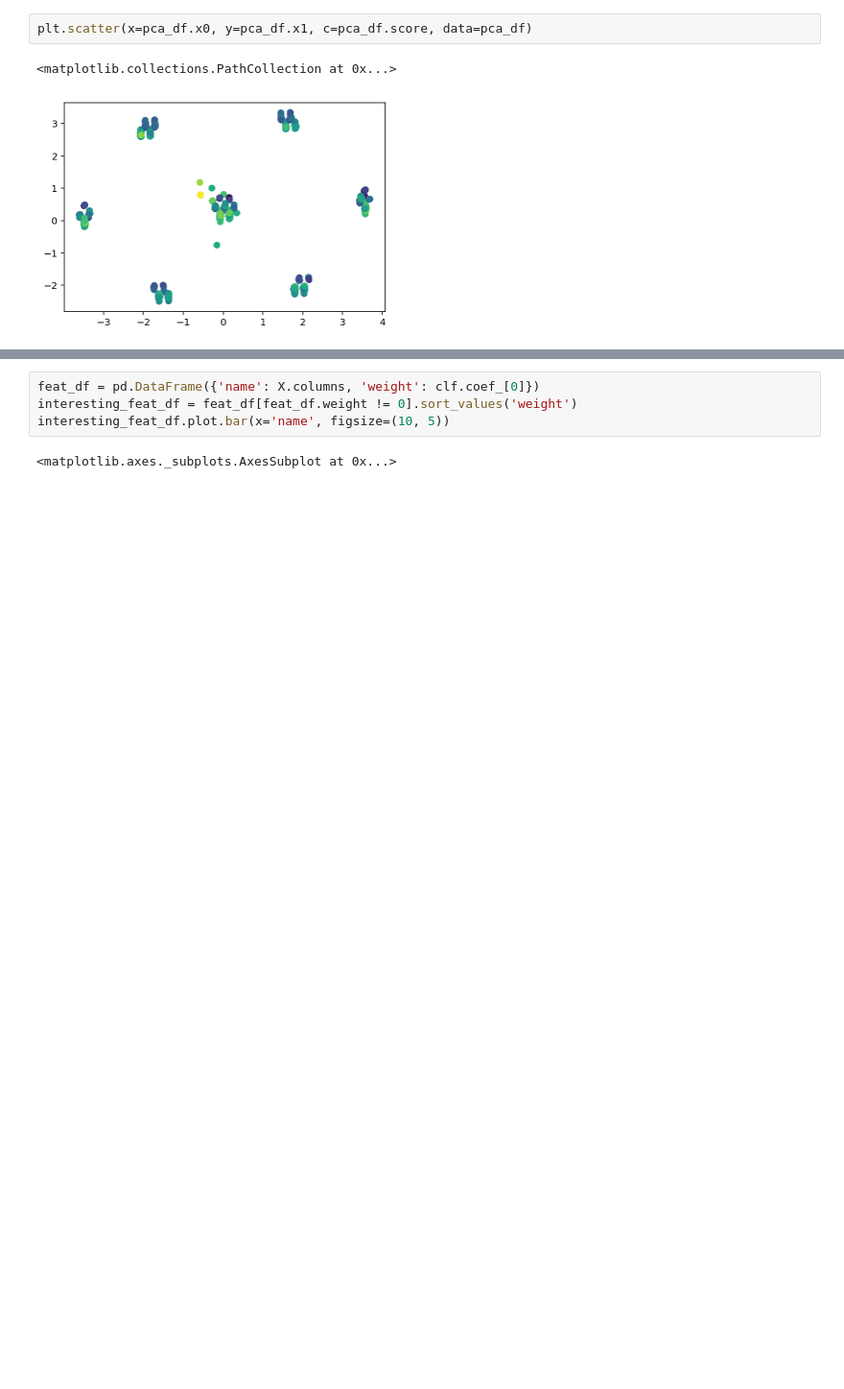
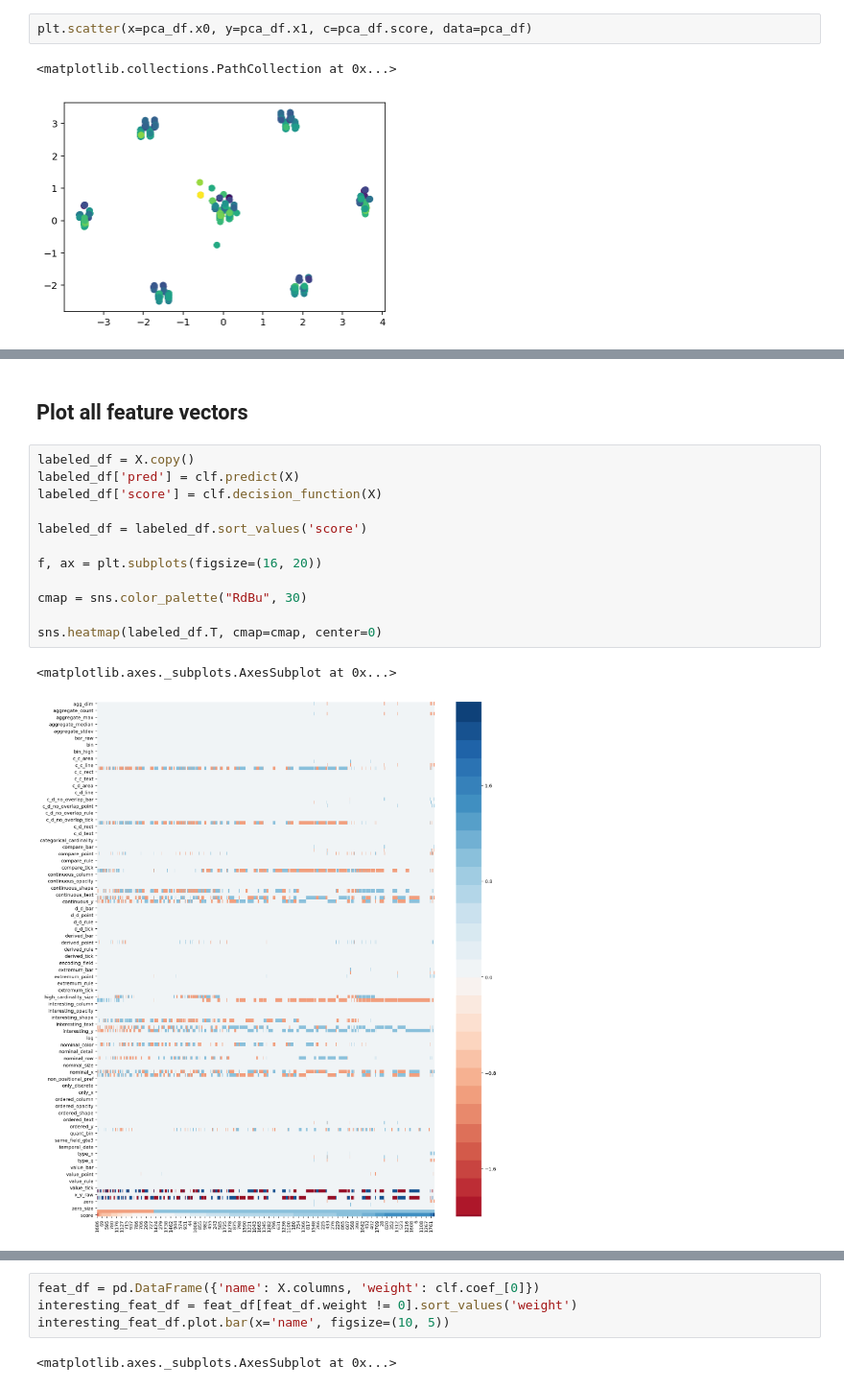
Before and after one commit to uwdata/draco, a Jupyter notebook: notebooks/Linear Model.ipynb, the cells around one changed output, grey strips where cells are left out. Shown at 96% size. Cells and saved outputs as stored; diff of their text form; blank space fills up the shorter version.

```diff
--- a/notebooks/Linear Model.ipynb
+++ b/notebooks/Linear Model.ipynb
@@ -147,0 +231,17 @@ plt.scatter(x=pca_df.x0, y=pca_df.x1, c=pca_df.score, data=pca_df)
+# %% [markdown]
+## Plot all feature vectors
+# %%
+labeled_df = X.copy()
+labeled_df['pred'] = clf.predict(X)
+labeled_df['score'] = clf.decision_function(X)
+
+labeled_df = labeled_df.sort_values('score')
+
+f, ax = plt.subplots(figsize=(16, 20))
+
+cmap = sns.color_palette("RdBu", 30)
+
+sns.heatmap(labeled_df.T, cmap=cmap, center=0)
+# %% [output]
+<matplotlib.axes._subplots.AxesSubplot at 0x...>
+[figure, added]
```
Also changed, not shown: parts of 13 cells of this notebook, 2 other files.
